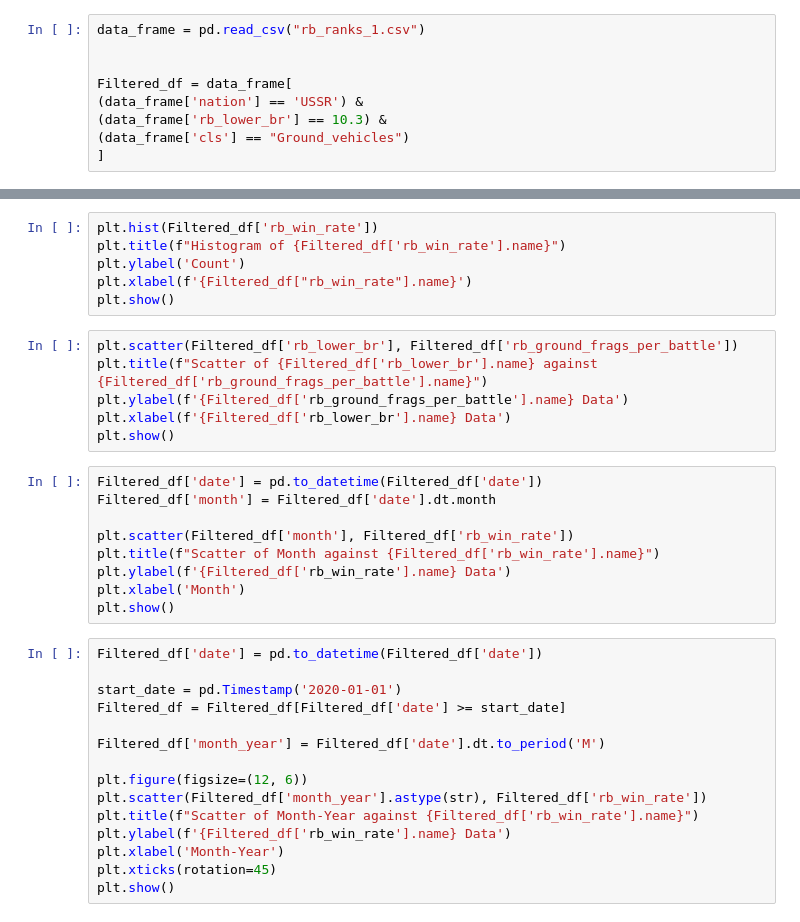
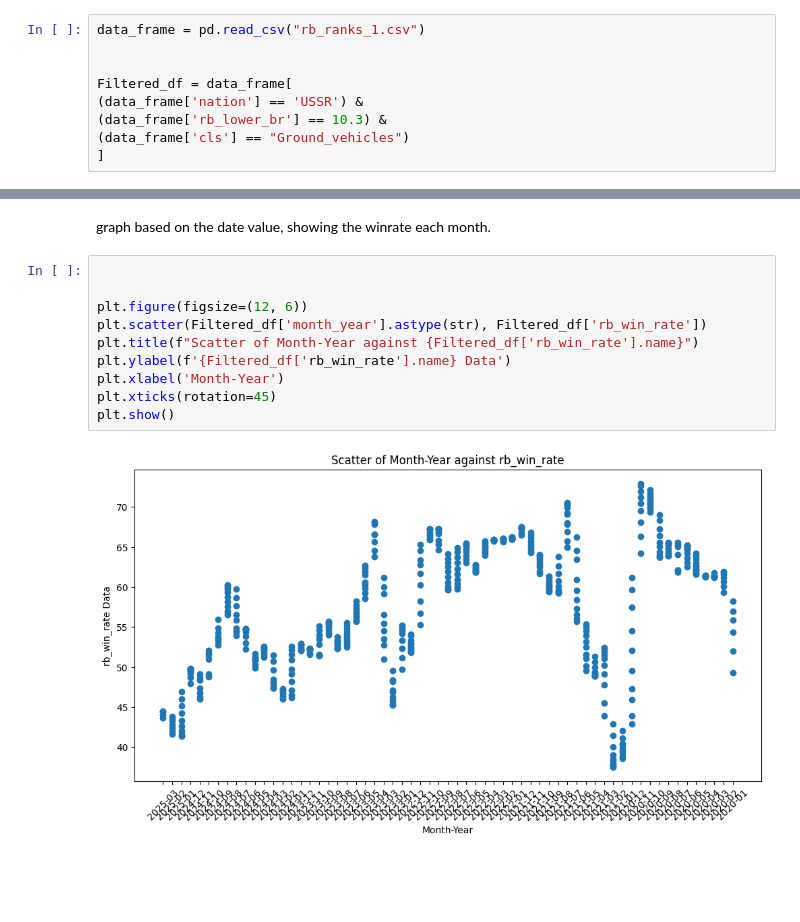
Before and after one commit to yadead/SE-MLproject-RUDI, a Jupyter notebook: 1.Data_Wrangling/data_preview.ipynb, the cells around one changed output, grey strips where cells are left out. Saved outputs shown, nothing was run; the diff lists cells and outputs as text; blank space fills up the shorter version.

```diff
--- a/1.Data_Wrangling/data_preview.ipynb
+++ b/1.Data_Wrangling/data_preview.ipynb
@@ -22,36 +94,14 @@ Filtered_df.plot()
+# %% [markdown]
+graph based on the date value, showing the winrate each month.
 # %%
-plt.hist(Filtered_df['rb_win_rate'])
-plt.title(f"Histogram of {Filtered_df['rb_win_rate'].name}")
-plt.ylabel('Count')
-plt.xlabel(f'{Filtered_df["rb_win_rate"].name}')
+
+
+plt.figure(figsize=(12, 6))
+plt.scatter(Filtered_df['month_year'].astype(str), Filtered_df['rb_win_rate'])
+plt.title(f"Scatter of Month-Year against {Filtered_df['rb_win_rate'].name}")
+plt.ylabel(f'{Filtered_df['rb_win_rate'].name} Data')
+plt.xlabel('Month-Year')
+plt.xticks(rotation=45)
 plt.show()
+# %% [output]
+[figure, added]
-# %%
-plt.scatter(Filtered_df['rb_lower_br'], Filtered_df['rb_ground_frags_per_battle'])
-plt.title(f"Scatter of {Filtered_df['rb_lower_br'].name} against {Filtered_df['rb_ground_frags_per_battle'].name}")
-plt.ylabel(f'{Filtered_df['rb_ground_frags_per_battle'].name} Data')
-plt.xlabel(f'{Filtered_df['rb_lower_br'].name} Data')
-plt.show()
-# %%
-Filtered_df['date'] = pd.to_datetime(Filtered_df['date'])
-Filtered_df['month'] = Filtered_df['date'].dt.month
-
-plt.scatter(Filtered_df['month'], Filtered_df['rb_win_rate'])
-plt.title(f"Scatter of Month against {Filtered_df['rb_win_rate'].name}")
-plt.ylabel(f'{Filtered_df['rb_win_rate'].name} Data')
-plt.xlabel('Month')
-plt.show()
-# %%
-Filtered_df['date'] = pd.to_datetime(Filtered_df['date'])
-
-start_date = pd.Timestamp('2020-01-01')
-Filtered_df = Filtered_df[Filtered_df['date'] >= start_date]
-
-Filtered_df['month_year'] = Filtered_df['date'].dt.to_period('M')
-
-plt.figure(figsize=(12, 6))
-plt.scatter(Filtered_df['month_year'].astype(str), Filtered_df['rb_win_rate'])
-plt.title(f"Scatter of Month-Year against {Filtered_df['rb_win_rate'].name}")
-plt.ylabel(f'{Filtered_df['rb_win_rate'].name} Data')
-plt.xlabel('Month-Year')
-plt.xticks(rotation=45)
-plt.show()
```
Also changed, not shown: parts of 12 cells of this notebook, 7 other files.
